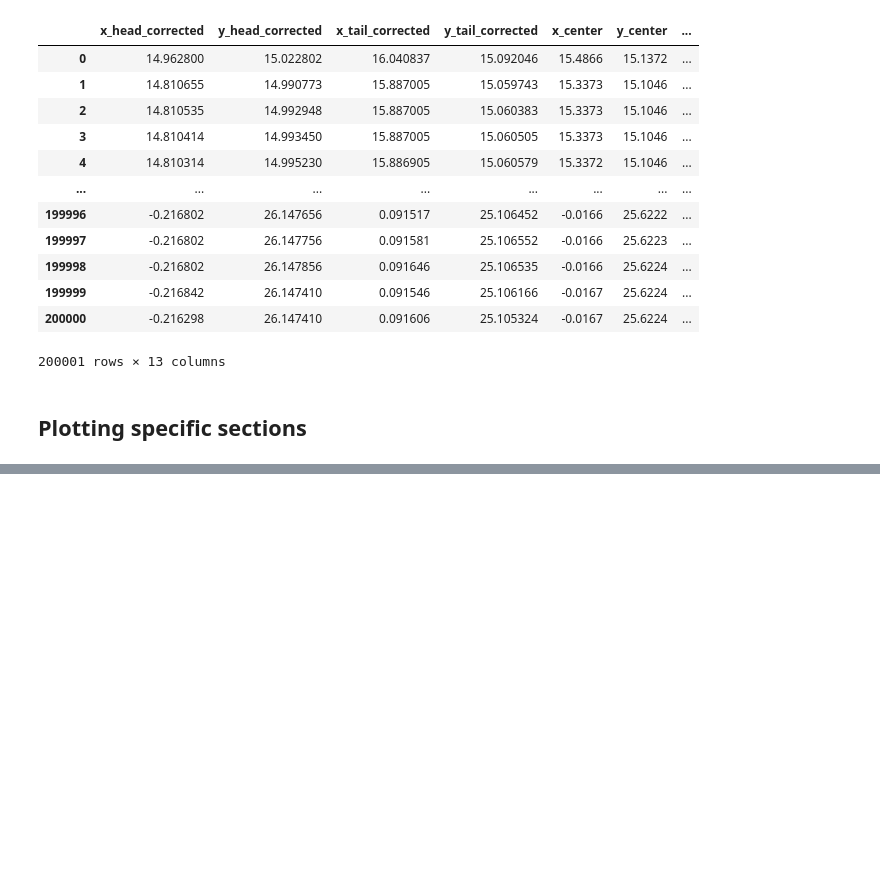
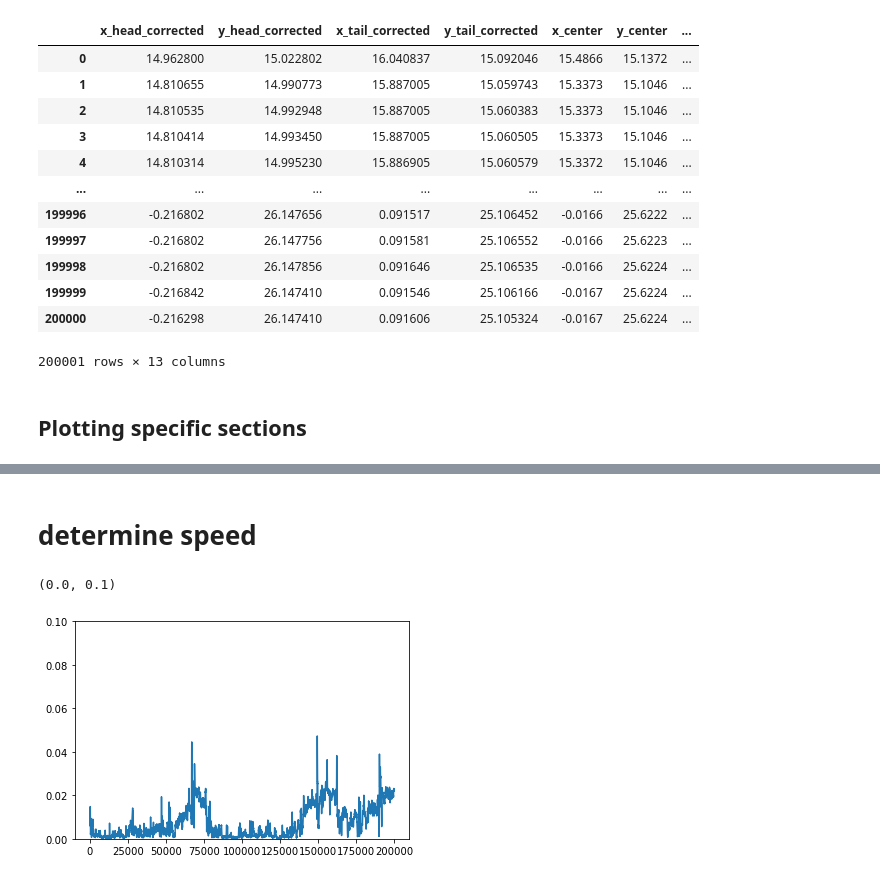
Before and after one commit to leonkontorovich/centerline_behavior_annotation, a Jupyter notebook: centerline/dev/head_position.ipynb, the cells around one changed output, grey strips where cells are left out. Saved outputs shown, nothing was run; the diff lists cells and outputs as text; code cells hidden in the pictures; blank space fills up the shorter version.

Commit message:
started calcualting speed

```diff
--- a/centerline/dev/head_position.ipynb
+++ b/centerline/dev/head_position.ipynb
@@ -549,3 +549,38 @@ np.array([1,2,3,4,5, 8])/2
 # %%
 for file in 1000.0:
     print(file)
+# %% [markdown]
+# determine speed
+# %%
+def calculate_speeds(positions_over_time):
+    """
+    Return a Speed dataframe from a Dataframe containing X and Y coordinates (only)
+    source: https://codereview.stackexchange.com/questions/158688/calculating-speed-from-a-pandas-dataframe-with-time-x-and-y-columns
+    """
+    #Filter the dataframe so that it only has the input it needs
+    positions_over_time=positions_over_time.filter(['X', 'Y', 'Time Elapsed'])
+    time = 'Time Elapsed'
+
+    movements_over_timesteps = (
+        np.roll(positions_over_time, -1, axis=0)
+        - positions_over_time)[:-1]
+
+    speeds = np.sqrt(
+        movements_over_timesteps.X ** 2 +
+        movements_over_timesteps.Y ** 2
+    ) / movements_over_timesteps[time]
+
+    return pd.DataFrame({
+        time: positions_over_time[time][:-1],
+        'Speed': speeds,
+    })
+# %%
+#run the function
+speed_df=calculate_speeds(data_df)
+# %%
+#plot speed
+plt.plot(speed_df['Speed'].rolling(window=167,center=True).mean()*167)
+plt.ylim([0, 0.1])
+# %% [output]
+(0.0, 0.1)
+[figure, added]
```
Also changed, not shown: parts of 1 cell of this notebook, 3 other files.
